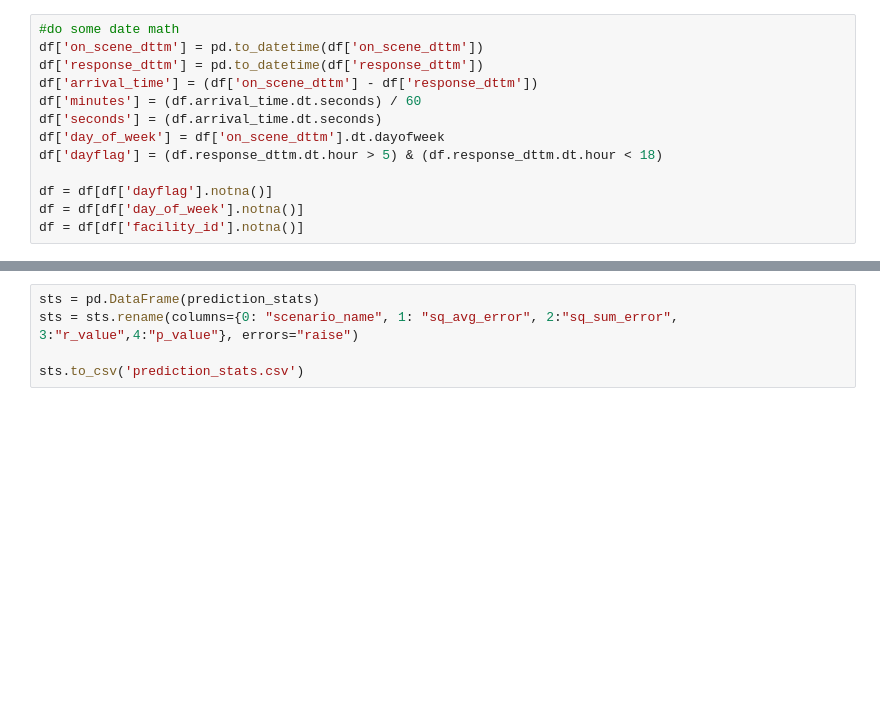
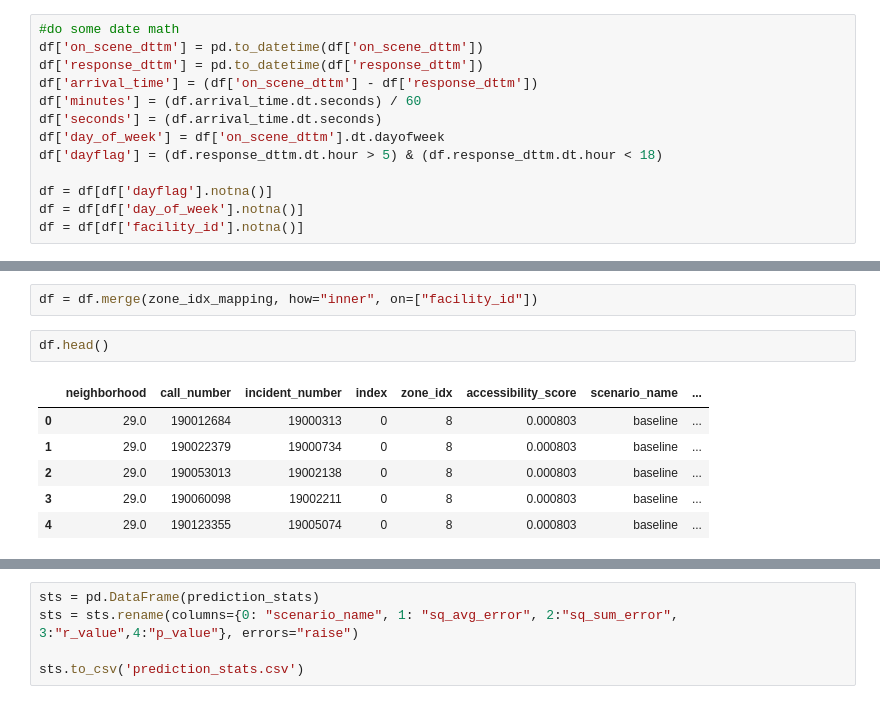
Before and after one commit to mjgood4/firstrespondersites, a Jupyter notebook: jyEDA/XGBoost_Predict_All_FacilityId.ipynb, the cells around one changed output, grey strips where cells are left out. Drawn from its saved outputs; the diff is of its cells as text; blank space fills up the shorter version.

```diff
--- a/jyEDA/XGBoost_Predict_All_FacilityId.ipynb
+++ b/jyEDA/XGBoost_Predict_All_FacilityId.ipynb
@@ -65,2 +117,13 @@ df = df[df['facility_id'].notna()]
+# %%
+df = df.merge(zone_idx_mapping, how="inner", on=["facility_id"])
+# %%
+df.head()
+# %% [output]
+|  | neighborhood | call_number | incident_number | index | zone_idx | accessibility_score | scenario_name | ... |
+| 0 | 29.0 | 190012684 | 19000313 | 0 | 8 | 0.000803 | baseline | ... |
+| 1 | 29.0 | 190022379 | 19000734 | 0 | 8 | 0.000803 | baseline | ... |
+| 2 | 29.0 | 190053013 | 19002138 | 0 | 8 | 0.000803 | baseline | ... |
+| 3 | 29.0 | 190060098 | 19002211 | 0 | 8 | 0.000803 | baseline | ... |
+| 4 | 29.0 | 190123355 | 19005074 | 0 | 8 | 0.000803 | baseline | ... |
 # %%
 #rool up accessibility and minutes to zone
```
Also changed, not shown: parts of 13 cells of this notebook, 3 other files.
